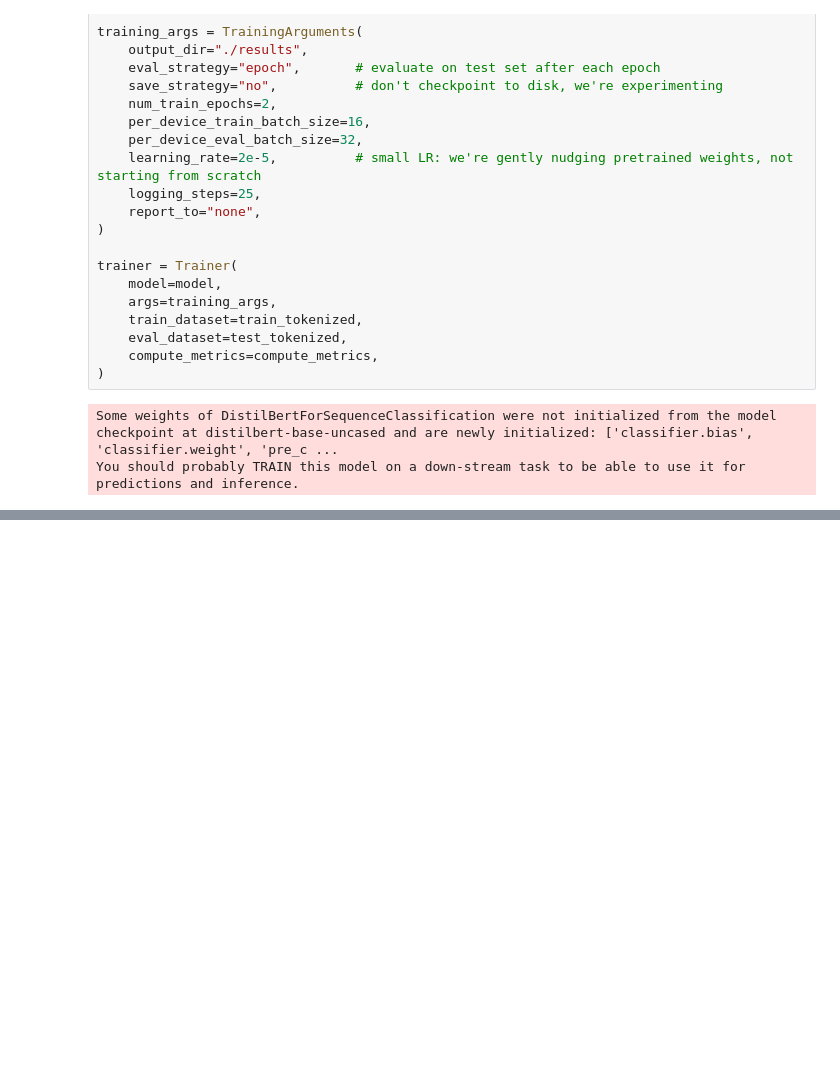
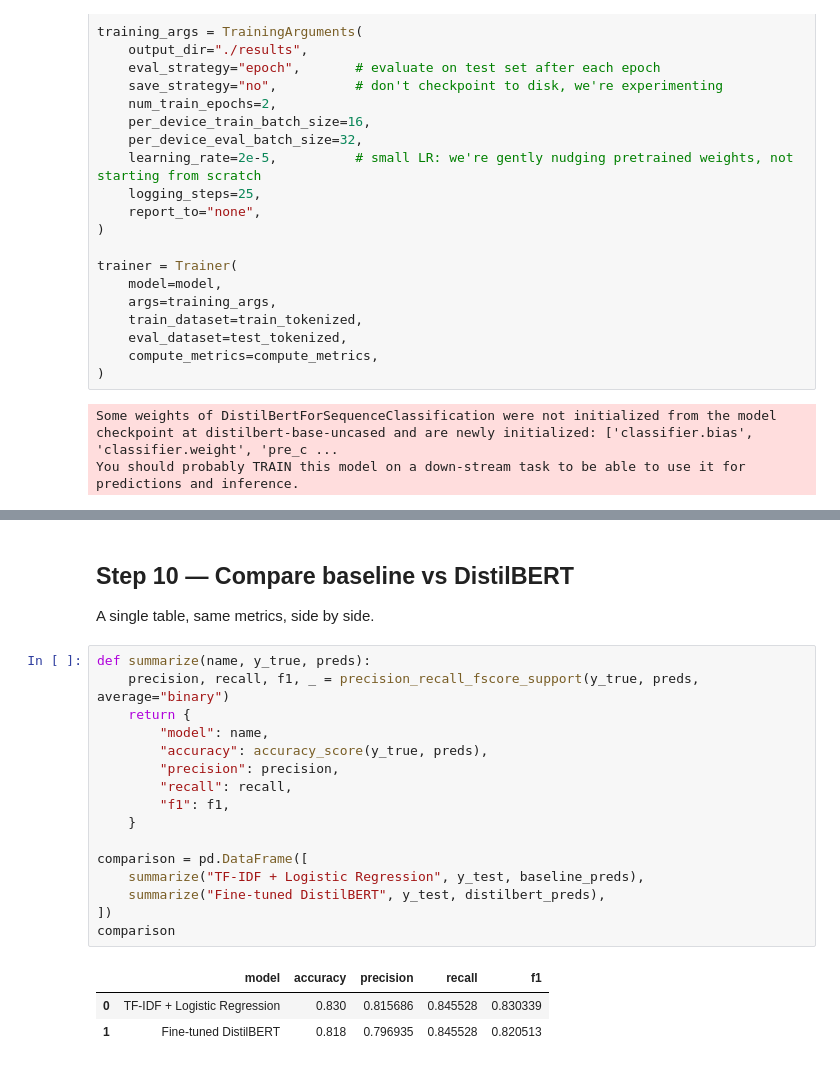
Before and after one commit to reema-s1/sentiment-finetune, a Jupyter notebook: sentiment_classification.ipynb, the cells around one changed output, grey strips where cells are left out. Saved outputs shown, nothing was run; the diff lists cells and outputs as text; blank space fills up the shorter version.

```diff
--- a/sentiment_classification.ipynb
+++ b/sentiment_classification.ipynb
@@ -201,0 +244,24 @@ You should probably TRAIN this model on a down-stream task to be able to use it
+# %% [markdown]
+## Step 10 — Compare baseline vs DistilBERT
+
+A single table, same metrics, side by side.
+# %%
+def summarize(name, y_true, preds):
+    precision, recall, f1, _ = precision_recall_fscore_support(y_true, preds, average="binary")
+    return {
+        "model": name,
+        "accuracy": accuracy_score(y_true, preds),
+        "precision": precision,
+        "recall": recall,
+        "f1": f1,
+    }
+
+comparison = pd.DataFrame([
+    summarize("TF-IDF + Logistic Regression", y_test, baseline_preds),
+    summarize("Fine-tuned DistilBERT", y_test, distilbert_preds),
+])
+comparison
+# %% [output]
+|  | model | accuracy | precision | recall | f1 |
+| 0 | TF-IDF + Logistic Regression | 0.830 | 0.815686 | 0.845528 | 0.830339 |
+| 1 | Fine-tuned DistilBERT | 0.818 | 0.796935 | 0.845528 | 0.820513 |
```
Also changed, not shown: parts of 8 cells of this notebook.
